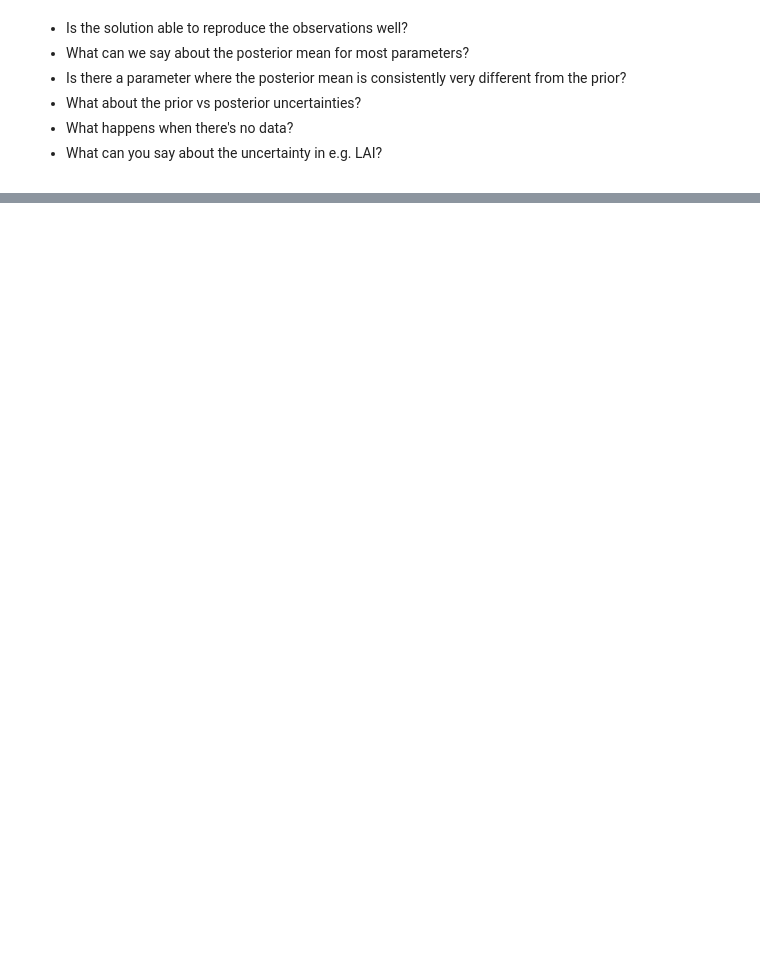
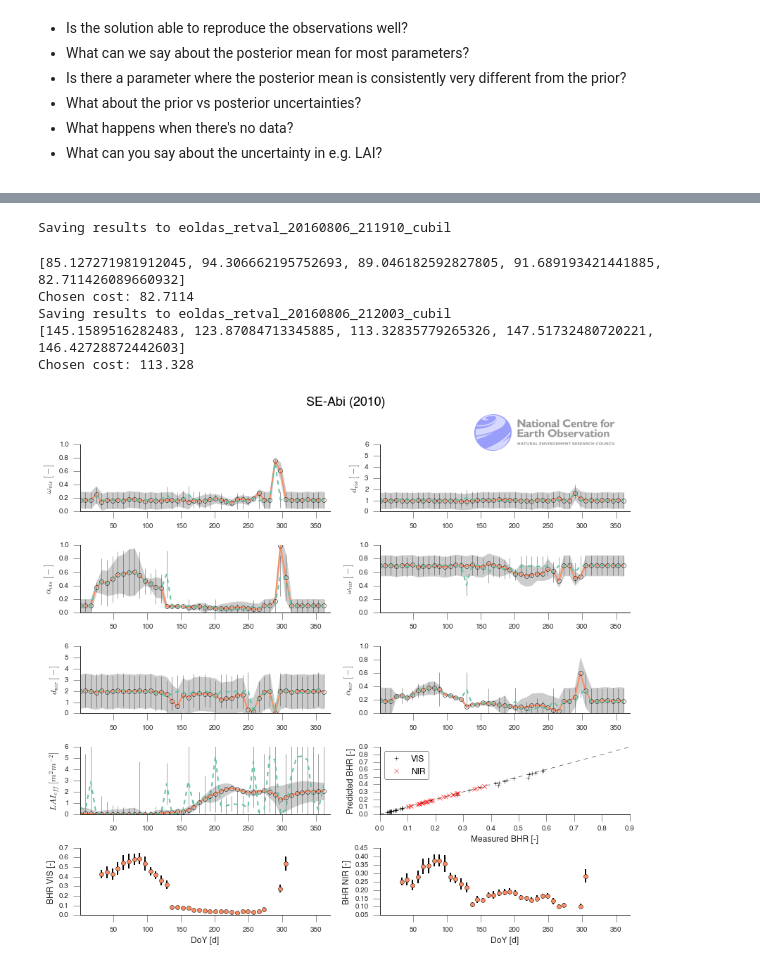
Before and after one commit to jgomezdans/two_stream, a Jupyter notebook: eoldas_tip_practical.ipynb, the cells around one changed output, grey strips where cells are left out. Cells and saved outputs as stored; diff of their text form; code cells hidden in the pictures; blank space fills up the shorter version.

```diff
--- a/eoldas_tip_practical.ipynb
+++ b/eoldas_tip_practical.ipynb
@@ -180,0 +200,10 @@ Chosen cost: 10.2109
+# %%
+regularised_inversion()
+# %% [output]
+Saving results to eoldas_retval_20160806_211910_cubil
+[85.127271981912045, 94.306662195752693, 89.046182592827805, 91.689193421441885, 82.711426089660932]
+Chosen cost: 82.7114
+Saving results to eoldas_retval_20160806_212003_cubil
+[145.1589516282483, 123.87084713345885, 113.32835779265326, 147.51732480720221, 146.42728872442603]
+Chosen cost: 113.328
+[figure, added]
```
Also changed, not shown: parts of 6 cells of this notebook, 3 other files.
